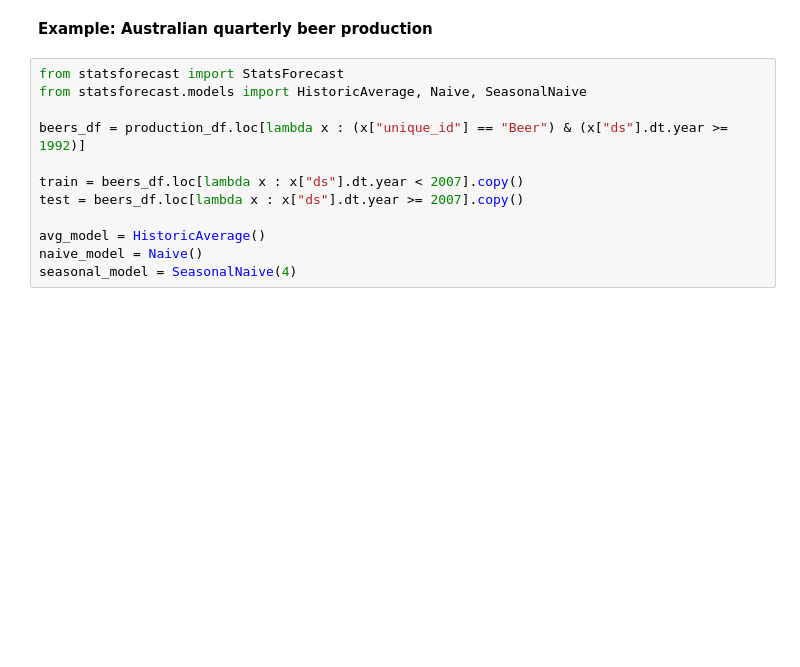
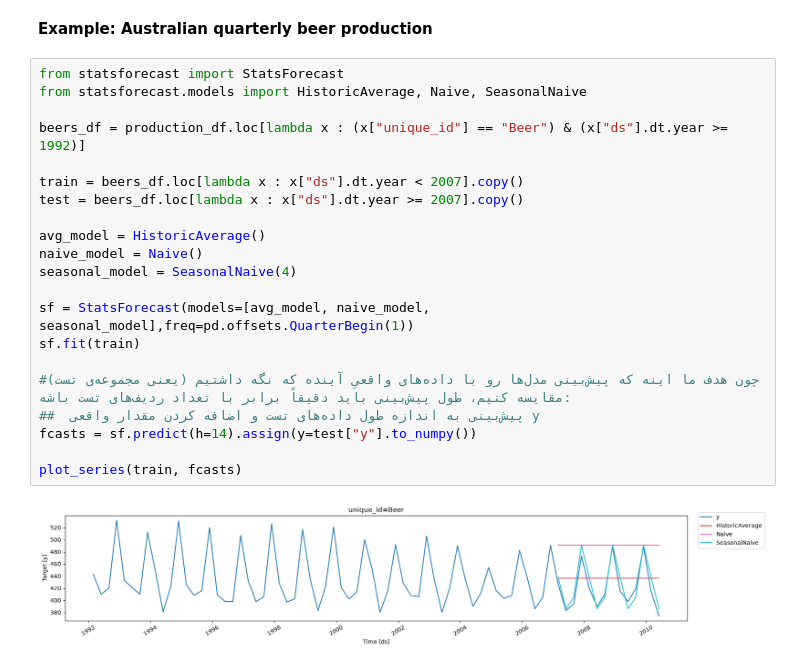
Before and after one commit to Minajamfum/forecasting, a Jupyter notebook: chapter5.ipynb, the cells around one changed output. Drawn from its saved outputs; the diff is of its cells as text; blank space fills up the shorter version.

```diff
--- a/chapter5.ipynb
+++ b/chapter5.ipynb
@@ -252,12 +252,23 @@ fig
 # %%
 from statsforecast import StatsForecast
 from statsforecast.models import HistoricAverage, Naive, SeasonalNaive
 
 beers_df = production_df.loc[lambda x : (x["unique_id"] == "Beer") & (x["ds"].dt.year >= 1992)]
 
 train = beers_df.loc[lambda x : x["ds"].dt.year < 2007].copy()
 test = beers_df.loc[lambda x : x["ds"].dt.year >= 2007].copy()
 
 avg_model = HistoricAverage()
 naive_model = Naive()
 seasonal_model = SeasonalNaive(4)
+
+sf = StatsForecast(models=[avg_model, naive_model, seasonal_model],freq=pd.offsets.QuarterBegin(1))
+sf.fit(train)
+
+#چون هدف ما اینه که پیش‌بینی مدل‌ها رو با داده‌های واقعیِ آینده که نگه داشتیم (یعنی مجموعه‌ی تست) مقایسه کنیم، طول پیش‌بینی باید دقیقاً برابر با تعداد ردیف‌های تست باشه:
+##  پیش‌بینی به اندازه طول داده‌های تست و اضافه کردن مقدار واقعی y
+fcasts = sf.predict(h=14).assign(y=test["y"].to_numpy())
+
+plot_series(train, fcasts)
+# %% [output]
+[figure, added]
```
Also changed, not shown: parts of 2 cells of this notebook.
